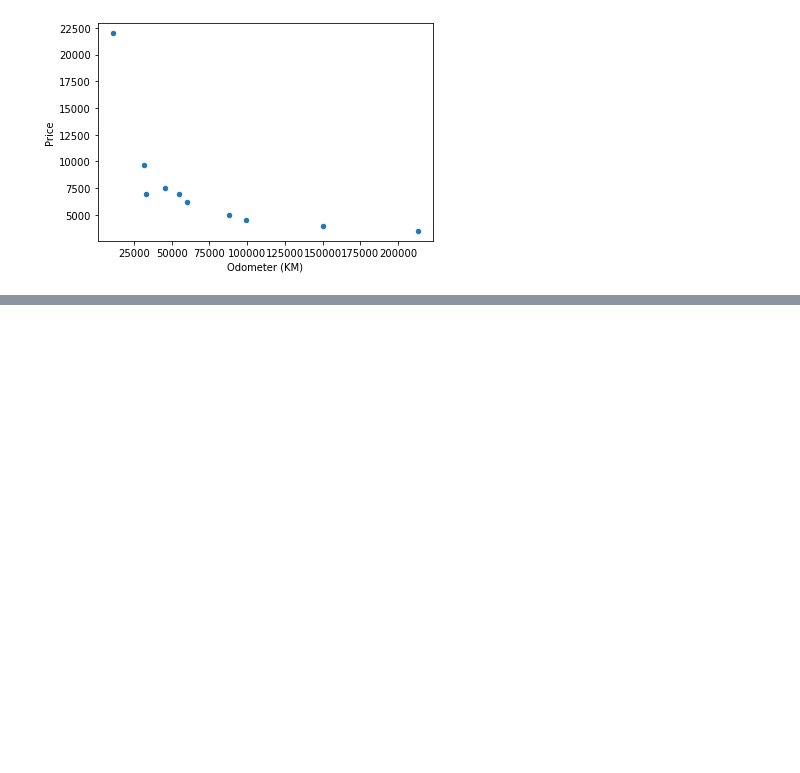
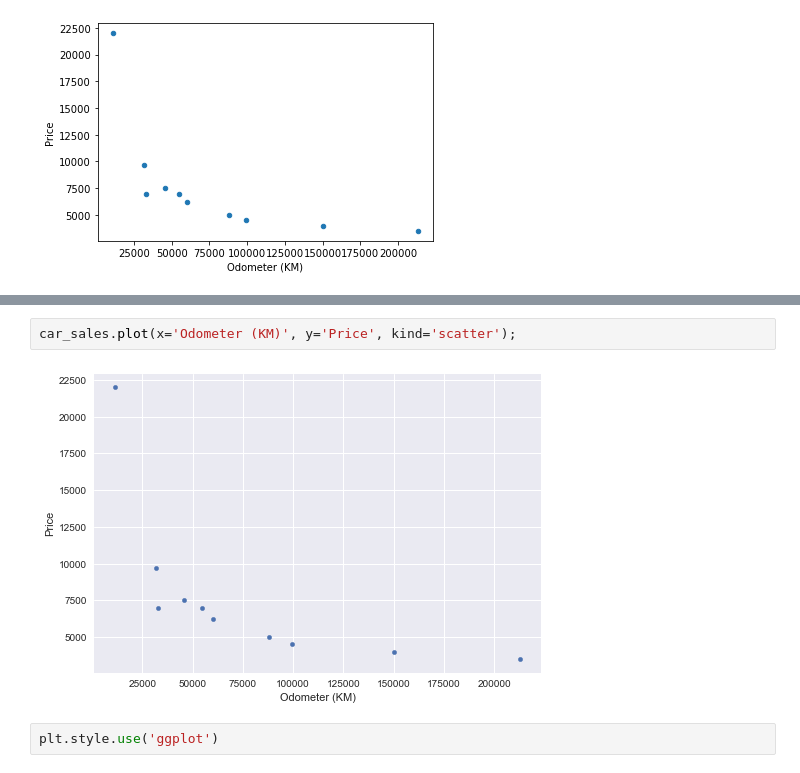
Before and after one commit to ioannis-toumpoglou/tensorflow-developer-repo, a Jupyter notebook: ml-02-introduction-to-matplotlib.ipynb, the cells around one changed output, grey strips where cells are left out. Drawn from its saved outputs; the diff is of its cells as text; blank space fills up the shorter version.

```diff
--- a/ml-02-introduction-to-matplotlib.ipynb
+++ b/ml-02-introduction-to-matplotlib.ipynb
@@ -529,0 +582,6 @@ Text(0.5, 0.98, 'Heart Disease Analysis')
+# %%
+car_sales.plot(x='Odometer (KM)', y='Price', kind='scatter');
+# %% [output]
+[figure, added]
+# %%
+plt.style.use('ggplot')
```
Also changed, not shown: parts of 53 cells of this notebook.
